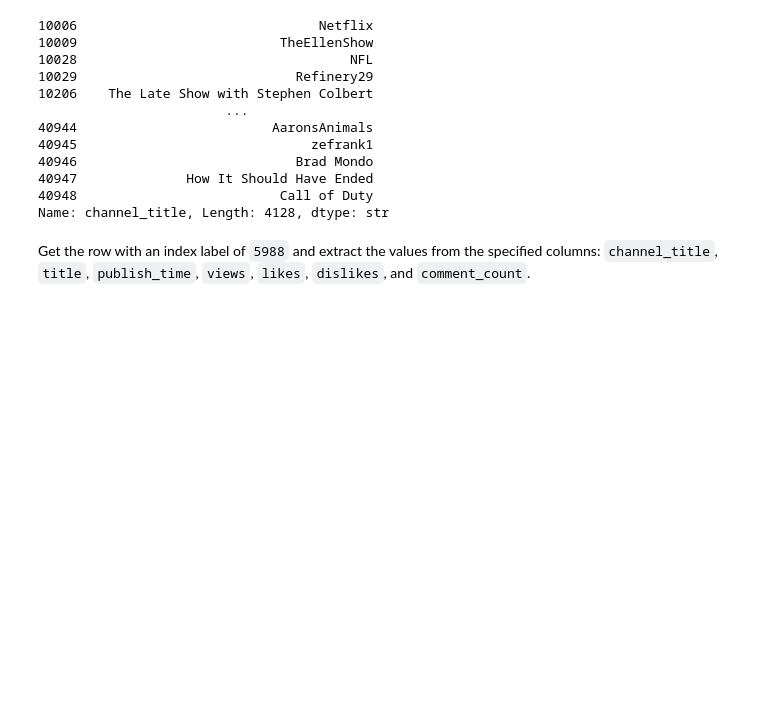
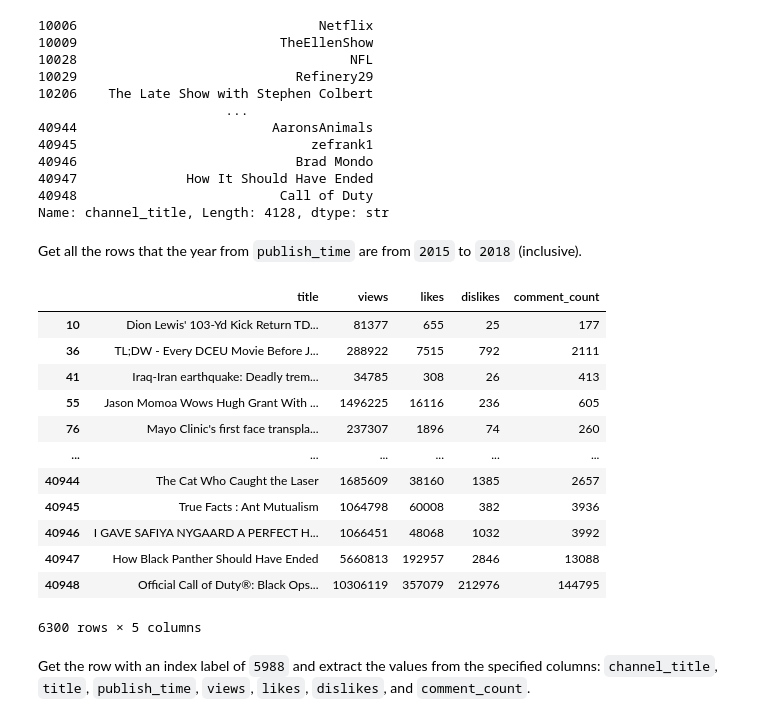
Before and after one commit to christiane-bacani/applied-data-science, a Jupyter notebook: mini-projects/pandas_loc-iloc/notebooks/pandas_loc-iloc.ipynb, the cells around one changed output. Drawn from its saved outputs; the diff is of its cells as text; code cells hidden in the pictures; blank space fills up the shorter version.

```diff
--- a/mini-projects/pandas_loc-iloc/notebooks/pandas_loc-iloc.ipynb
+++ b/mini-projects/pandas_loc-iloc/notebooks/pandas_loc-iloc.ipynb
@@ -316,8 +319,30 @@ display(USvideos.loc[USvideos["publish_time"].dt.year >= 2018, "channel_title"])
 40947              How It Should Have Ended
 40948                          Call of Duty
 Name: channel_title, Length: 4128, dtype: str
+# %% [markdown]
+Get all the rows that the year from `publish_time` are from `2015` to `2018` (inclusive).
 # %%
-# TODO: Add a code cell to get all the youtube videos from a specific year range and get only a certain column
+# Perform boolean masking to get all the rows with specified year range from `publish_time`
+US_videos_2015_and_up = USvideos.loc[USvideos["publish_time"].dt.year >= 2015]
+US_videos_2015_to_2018 = US_videos_2015_and_up.loc[US_videos_2015_and_up["publish_time"].dt.year <= 2018, ["title", "views", "likes", "dislikes", "comment_count"]]
+
+# Save the result to a separate csv file using to_csv() method
+US_videos_2015_to_2018.to_csv("../outputs/US_videos_2015_to_2018.csv", index=False)
+display(US_videos_2015_to_2018)
+# %% [output]
+|  | title | views | likes | dislikes | comment_count |
+| 10 | Dion Lewis' 103-Yd Kick Return TD... | 81377 | 655 | 25 | 177 |
+| 36 | TL;DW - Every DCEU Movie Before J... | 288922 | 7515 | 792 | 2111 |
+| 41 | Iraq-Iran earthquake: Deadly trem... | 34785 | 308 | 26 | 413 |
+| 55 | Jason Momoa Wows Hugh Grant With ... | 1496225 | 16116 | 236 | 605 |
+| 76 | Mayo Clinic's first face transpla... | 237307 | 1896 | 74 | 260 |
+| ... | ... | ... | ... | ... | ... |
+| 40944 | The Cat Who Caught the Laser | 1685609 | 38160 | 1385 | 2657 |
+| 40945 | True Facts : Ant Mutualism | 1064798 | 60008 | 382 | 3936 |
+| 40946 | I GAVE SAFIYA NYGAARD A PERFECT H... | 1066451 | 48068 | 1032 | 3992 |
+| 40947 | How Black Panther Should Have Ended | 5660813 | 192957 | 2846 | 13088 |
+| 40948 | Official Call of Duty®: Black Ops... | 10306119 | 357079 | 212976 | 144795 |
+6300 rows × 5 columns
 # %% [markdown]
 Get the row with an index label of `5988` and extract the values from the specified columns: `channel_title`, `title`, `publish_time`, `views`, `likes`, `dislikes`, and `comment_count`.
 # %%
```
Also changed, not shown: parts of 7 cells of this notebook, 1 other file.
